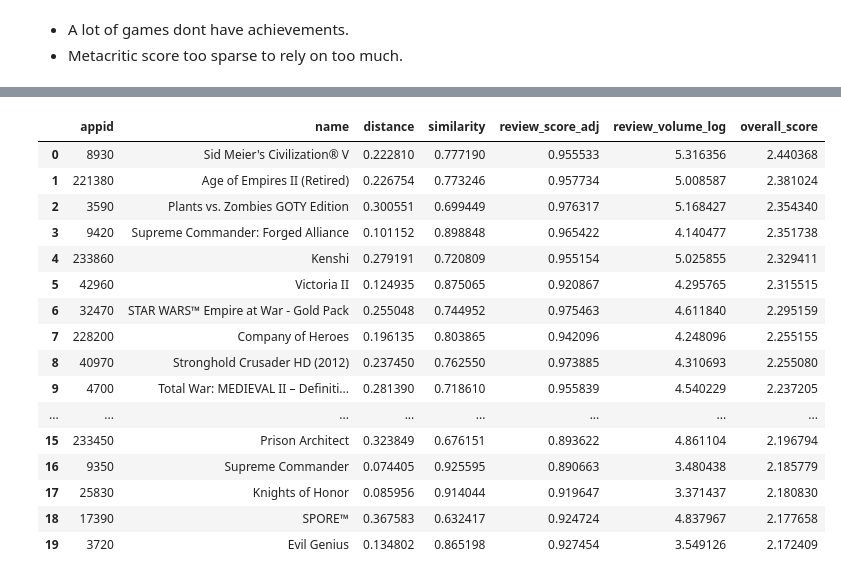
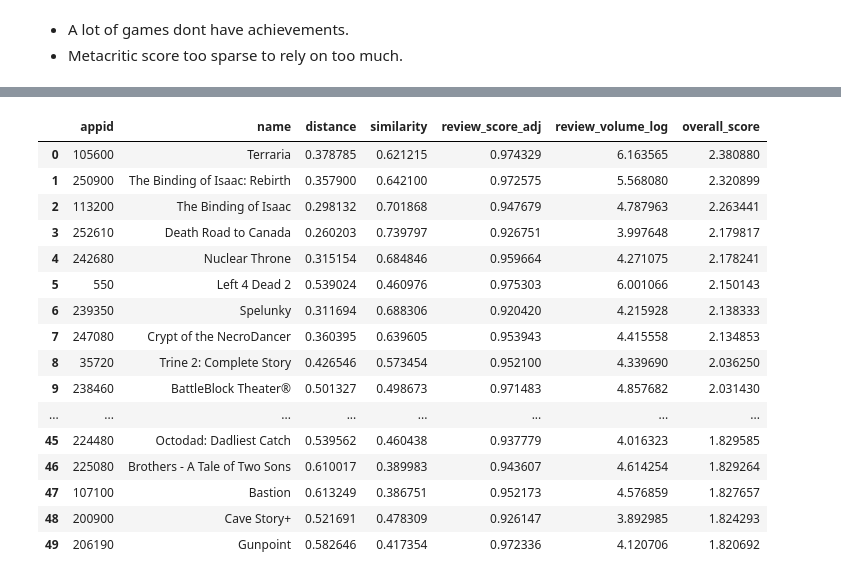
Before and after one commit to Jopsakee/SteamRecProject, a Jupyter notebook: notebooks/01_eda_games.ipynb, the cells around one changed output, grey strips where cells are left out. Cells and saved outputs as stored; diff of their text form; code cells hidden in the pictures.

```diff
--- a/notebooks/01_eda_games.ipynb
+++ b/notebooks/01_eda_games.ipynb
@@ -226,22 +237,22 @@ games_clean.sample(5)[["appid", "name", "genres"]]
 # %%
-appid_test = 3900
-recs = recommender.recommend_similar_by_appid(appid_test, top_n=20)
+appid_test = 248820
+recs = recommender.recommend_similar_by_appid(appid_test, top_n=50)
 recs
 # %% [output]
 |  | appid | name | distance | similarity | review_score_adj | review_volume_log | overall_score |
-| 0 | 8930 | Sid Meier's Civilization® V | 0.222810 | 0.777190 | 0.955533 | 5.316356 | 2.440368 |
-| 1 | 221380 | Age of Empires II (Retired) | 0.226754 | 0.773246 | 0.957734 | 5.008587 | 2.381024 |
-| 2 | 3590 | Plants vs. Zombies GOTY Edition | 0.300551 | 0.699449 | 0.976317 | 5.168427 | 2.354340 |
-| 3 | 9420 | Supreme Commander: Forged Alliance | 0.101152 | 0.898848 | 0.965422 | 4.140477 | 2.351738 |
-| 4 | 233860 | Kenshi | 0.279191 | 0.720809 | 0.955154 | 5.025855 | 2.329411 |
-| 5 | 42960 | Victoria II | 0.124935 | 0.875065 | 0.920867 | 4.295765 | 2.315515 |
-| 6 | 32470 | STAR WARS™ Empire at War - Gold Pack | 0.255048 | 0.744952 | 0.975463 | 4.611840 | 2.295159 |
-| 7 | 228200 | Company of Heroes | 0.196135 | 0.803865 | 0.942096 | 4.248096 | 2.255155 |
-| 8 | 40970 | Stronghold Crusader HD (2012) | 0.237450 | 0.762550 | 0.973885 | 4.310693 | 2.255080 |
-| 9 | 4700 | Total War: MEDIEVAL II – Definiti... | 0.281390 | 0.718610 | 0.955839 | 4.540229 | 2.237205 |
+| 0 | 105600 | Terraria | 0.378785 | 0.621215 | 0.974329 | 6.163565 | 2.380880 |
+| 1 | 250900 | The Binding of Isaac: Rebirth | 0.357900 | 0.642100 | 0.972575 | 5.568080 | 2.320899 |
+| 2 | 113200 | The Binding of Isaac | 0.298132 | 0.701868 | 0.947679 | 4.787963 | 2.263441 |
+| 3 | 252610 | Death Road to Canada | 0.260203 | 0.739797 | 0.926751 | 3.997648 | 2.179817 |
+| 4 | 242680 | Nuclear Throne | 0.315154 | 0.684846 | 0.959664 | 4.271075 | 2.178241 |
+| 5 | 550 | Left 4 Dead 2 | 0.539024 | 0.460976 | 0.975303 | 6.001066 | 2.150143 |
+| 6 | 239350 | Spelunky | 0.311694 | 0.688306 | 0.920420 | 4.215928 | 2.138333 |
+| 7 | 247080 | Crypt of the NecroDancer | 0.360395 | 0.639605 | 0.953943 | 4.415558 | 2.134853 |
+| 8 | 35720 | Trine 2: Complete Story | 0.426546 | 0.573454 | 0.952100 | 4.339690 | 2.036250 |
+| 9 | 238460 | BattleBlock Theater® | 0.501327 | 0.498673 | 0.971483 | 4.857682 | 2.031430 |
 | ... | ... | ... | ... | ... | ... | ... | ... |
-| 15 | 233450 | Prison Architect | 0.323849 | 0.676151 | 0.893622 | 4.861104 | 2.196794 |
-| 16 | 9350 | Supreme Commander | 0.074405 | 0.925595 | 0.890663 | 3.480438 | 2.185779 |
-| 17 | 25830 | Knights of Honor | 0.085956 | 0.914044 | 0.919647 | 3.371437 | 2.180830 |
-| 18 | 17390 | SPORE™ | 0.367583 | 0.632417 | 0.924724 | 4.837967 | 2.177658 |
-| 19 | 3720 | Evil Genius | 0.134802 | 0.865198 | 0.927454 | 3.549126 | 2.172409 |
+| 45 | 224480 | Octodad: Dadliest Catch | 0.539562 | 0.460438 | 0.937779 | 4.016323 | 1.829585 |
+| 46 | 225080 | Brothers - A Tale of Two Sons | 0.610017 | 0.389983 | 0.943607 | 4.614254 | 1.829264 |
+| 47 | 107100 | Bastion | 0.613249 | 0.386751 | 0.952173 | 4.576859 | 1.827657 |
+| 48 | 200900 | Cave Story+ | 0.521691 | 0.478309 | 0.926147 | 3.892985 | 1.824293 |
+| 49 | 206190 | Gunpoint | 0.582646 | 0.417354 | 0.972336 | 4.120706 | 1.820692 |
```
Also changed, not shown: parts of 1 cell of this notebook, 6 other files.
